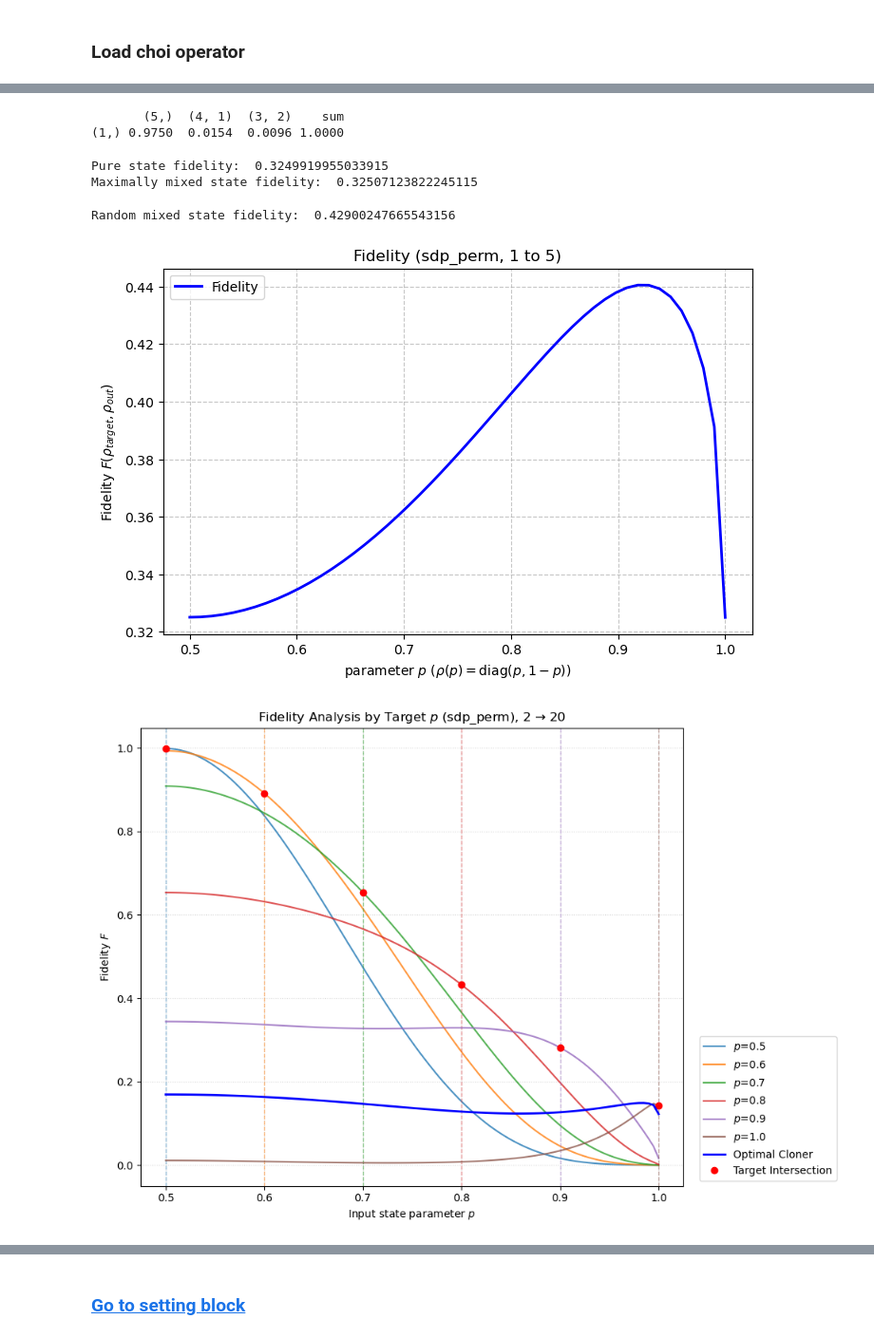
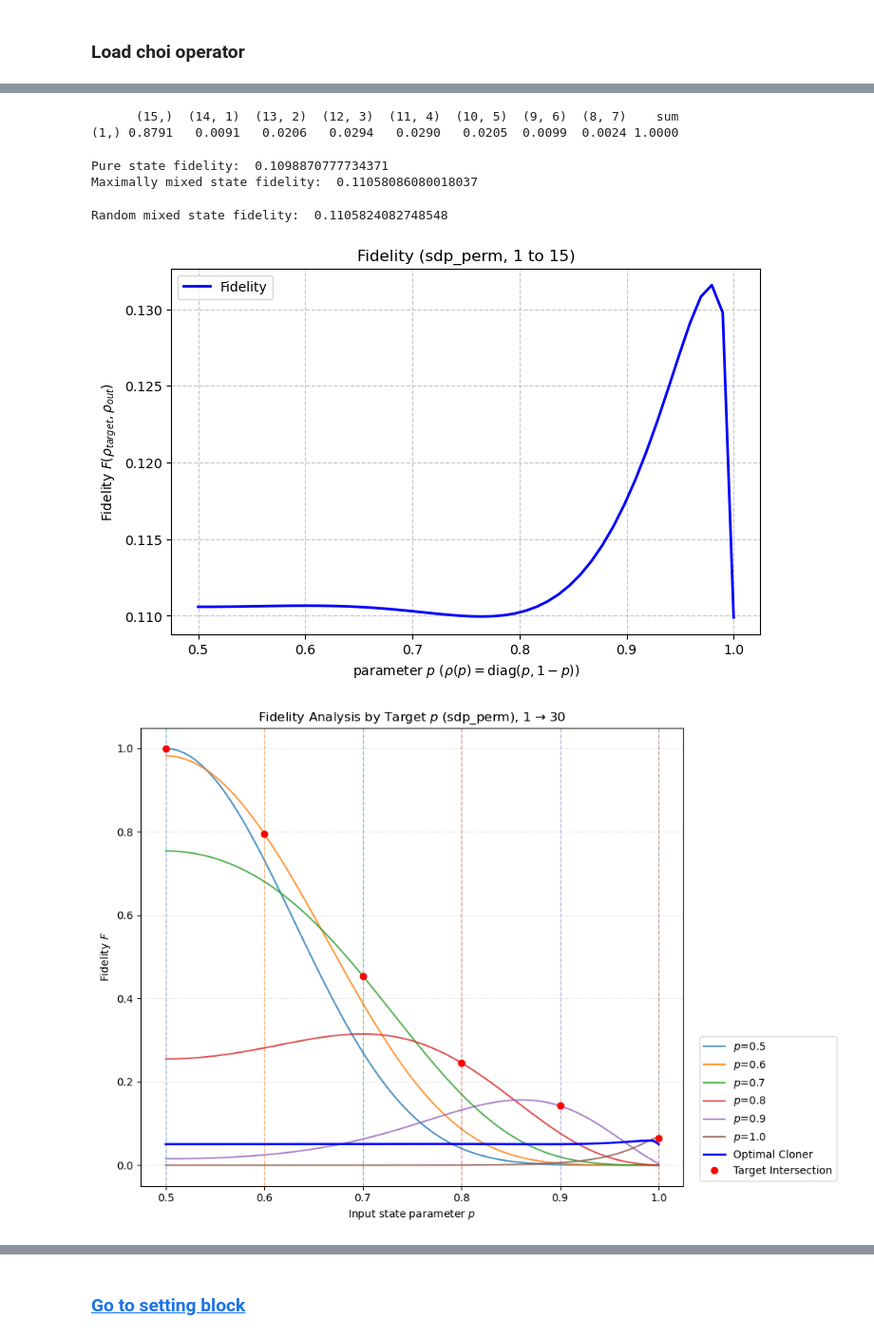
Before and after one commit to webb-c/find-optimal-cloner, a Jupyter notebook: show_data.ipynb, the cells around one changed output, grey strips where cells are left out. Shown at 95% size. Saved outputs shown, nothing was run; the diff lists cells and outputs as text; code cells hidden in the pictures.

```diff
--- a/show_data.ipynb
+++ b/show_data.ipynb
@@ -231,7 +231,7 @@ d = 2
 ### change this parameter!!!
 method = "sdp_perm"  # "sdp_fix", "sdp", "sdp_perm_fix", "sdp_perm"
 n_in = 1
-n_out = 5
+n_out = 15
 target_p = None
 # target_p = 0.2
 ###########################
@@ -259,8 +259,8 @@ if method not in ["sdp", "sdp_fix"]:
 
     print(df_clean.to_string(float_format="{:.4f}".format))
 # %% [output]
-       (5,)  (4, 1)  (3, 2)    sum
-(1,) 0.9750  0.0154  0.0096 1.0000
+      (15,)  (14, 1)  (13, 2)  (12, 3)  (11, 4)  (10, 5)  (9, 6)  (8, 7)    sum
+(1,) 0.8791   0.0091   0.0206   0.0294   0.0290   0.0205  0.0099  0.0024 1.0000
 # %%
 if method in ["sdp", "sdp_fix"]:
     x_min = pure_state_maker(d)
@@ -286,8 +286,8 @@ else:
 print("Pure state fidelity: ", f_pure)
 print("Maximally mixed state fidelity: ", f_mixed)
 # %% [output]
-Pure state fidelity:  0.3249919955033915
-Maximally mixed state fidelity:  0.32507123822245115
+Pure state fidelity:  0.1098870777734371
+Maximally mixed state fidelity:  0.11058086080018037
 # %%
 if method in ["sdp", "sdp_fix"]:
     x_rand = random_mixed_state_maker(d)
@@ -302,7 +302,7 @@ else:
     f_rnd = fidelity_block(float(p), sigma_blocks, n_out=n_out)
 print("Random mixed state fidelity: ", f_rnd)
 # %% [output]
-Random mixed state fidelity:  0.42900247665543156
+Random mixed state fidelity:  0.1105824082748548
 # %%
 import numpy as np
 import matplotlib.pyplot as plt
@@ -364,7 +364,7 @@ else:
     plt.savefig(f"figure/fidelity_{method}_{n_in}_to_{n_out}.png")
 plt.show()
 # %% [output]
-[figure, old version]
+[figure, new version]
 # %%
 import numpy as np
 import matplotlib.pyplot as plt
@@ -372,8 +372,8 @@ import matplotlib.pyplot as plt
 method = "sdp_perm"  # "sdp_fix", "sdp", "sdp_perm_fix", "sdp_perm"
 target_p_list = [0.5, 0.6, 0.7, 0.8, 0.9, 1.0]
 # target_p_list = [0.5, 0.6, 0.7, 0.8, 0.9, 0.91, 0.92, 0.93, 0.94, 0.95, 0.96, 0.97, 0.98, 0.99, 1.0]
-n_in = 2
-n_out = 20
+n_in = 1
+n_out = 30
 n_grid = 100
 p_values = np.linspace(0.5, 1.0, n_grid)
 
@@ -443,31 +443,32 @@ try:
 except FileNotFoundError:
     print("Optimal map 파일을 찾을 수 없습니다. 경로를 확인해주세요.")
 
 
 handles, labels = plt.gca().get_legend_handles_labels()
 from matplotlib.lines import Line2D
 red_dot = Line2D([0], [0], color='r', marker='o', linestyle='None', markersize=6, label='Target Intersection')
 handles.append(red_dot)
 
 plt.legend(handles=handles, loc='lower left', bbox_to_anchor=(1.02, 0))
 
 plt.xlabel(r'Input state parameter $p$')
 plt.ylabel(r'Fidelity $F$')
 plt.title(f'Fidelity Analysis by Target $p$ ({method}), {n_in} → {n_out}')
 plt.grid(True, which='both', linestyle=':', alpha=0.5)
 
 from matplotlib.lines import Line2D
 custom_lines = [Line2D([0], [0], color='r', marker='o', linestyle='None', markersize=6)]
 existing_labels = plt.gca().get_legend_handles_labels()
 plt.legend(existing_labels[0] + custom_lines, existing_labels[1] + ['Target Intersection'],
             loc='lower left', bbox_to_anchor=(1.02, 0))
 
 plt.tight_layout()
 if len(target_p_list) > 6:
+
     plt.savefig(f"figure/detailed_compered_fidelity_{method}_{n_in}_to_{n_out}.png")
 else:
     plt.savefig(f"figure/compered_fidelity_{method}_{n_in}_to_{n_out}.png")
 
 plt.show()
 # %% [output]
-[figure, old version]
+[figure, new version]
```
Also changed, not shown: parts of 6 cells of this notebook, 1 other file.
